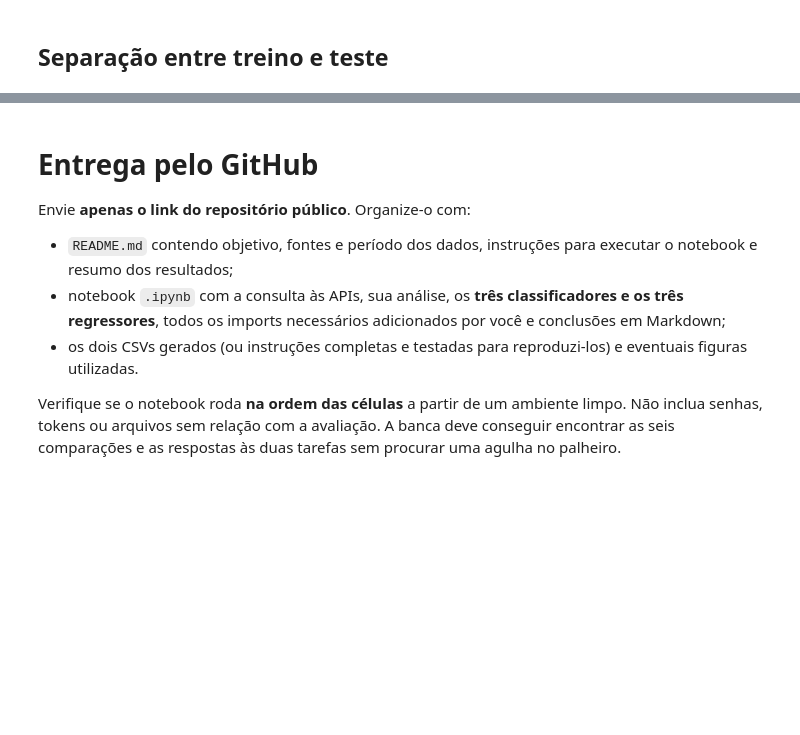
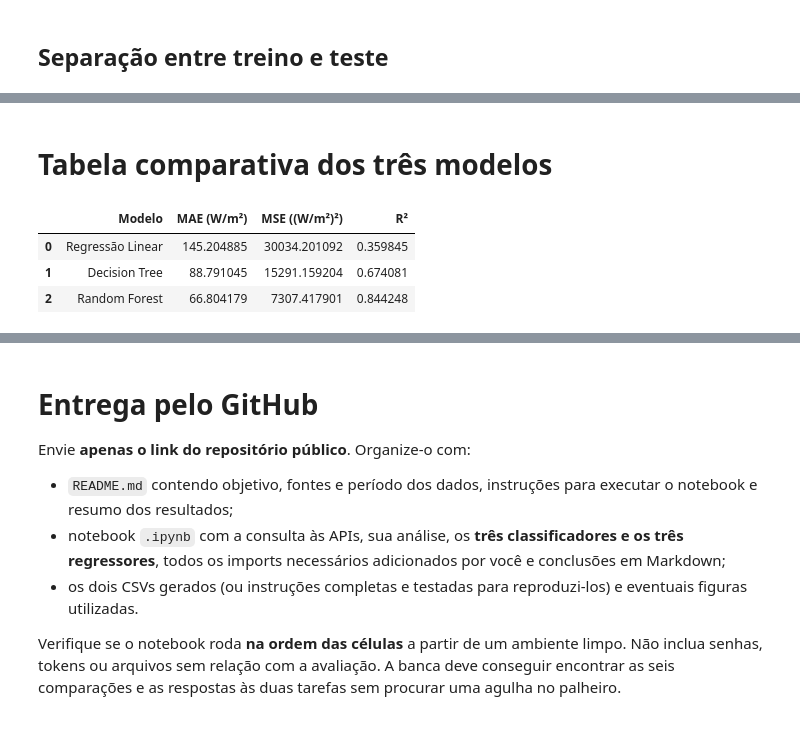
Before and after one commit to JunUehara56/CP5_SERS, a Jupyter notebook: Aula_APIs_Energia_Renovavel_ML.ipynb, the cells around one changed output, grey strips where cells are left out. Cells and saved outputs as stored; diff of their text form; code cells hidden in the pictures; blank space fills up the shorter version.

```diff
--- a/Aula_APIs_Energia_Renovavel_ML.ipynb
+++ b/Aula_APIs_Energia_Renovavel_ML.ipynb
@@ -655,0 +734,9 @@ dtype: float64
+# %%
+# Métricas do Modelo 2
+mae2 = mean_absolute_error(y_teste, y_pred2_reg)
+mse2 = mean_squared_error(y_teste, y_pred2_reg)
+r2_2 = r2_score(y_teste, y_pred2_reg)
+
+print(f"MAE: {mae2:.2f} W/m²")
+print(f"MSE: {mse2:.2f} (W/m²)²")
+print(f"R²: {r2_2:.4f}")
@@ -655,0 +764,9 @@ dtype: float64
+# %%
+# Métricas do Modelo 3
+mae3 = mean_absolute_error(y_teste, y_pred3_reg)
+mse3 = mean_squared_error(y_teste, y_pred3_reg)
+r2_3 = r2_score(y_teste, y_pred3_reg)
+
+print(f"MAE: {mae3:.2f} W/m²")
+print(f"MSE: {mse3:.2f} (W/m²)²")
+print(f"R²: {r2_3:.4f}")
@@ -655,0 +781,17 @@ dtype: float64
+# %% [markdown]
+# Tabela comparativa dos três modelos
+# %%
+# Tabela comparativa dos três modelos
+comparacao_reg = pd.DataFrame({
+    'Modelo': ['Regressão Linear', 'Decision Tree', 'Random Forest'],
+    'MAE (W/m²)': [mae1, mae2, mae3],
+    'MSE ((W/m²)²)': [mse1, mse2, mse3],
+    'R²': [r2_1, r2_2, r2_3]
+})
+
+comparacao_reg
+# %% [output]
+|  | Modelo | MAE (W/m²) | MSE ((W/m²)²) | R² |
+| 0 | Regressão Linear | 145.204885 | 30034.201092 | 0.359845 |
+| 1 | Decision Tree | 88.791045 | 15291.159204 | 0.674081 |
+| 2 | Random Forest | 66.804179 | 7307.417901 | 0.844248 |
```
Also changed, not shown: parts of 34 cells of this notebook.
